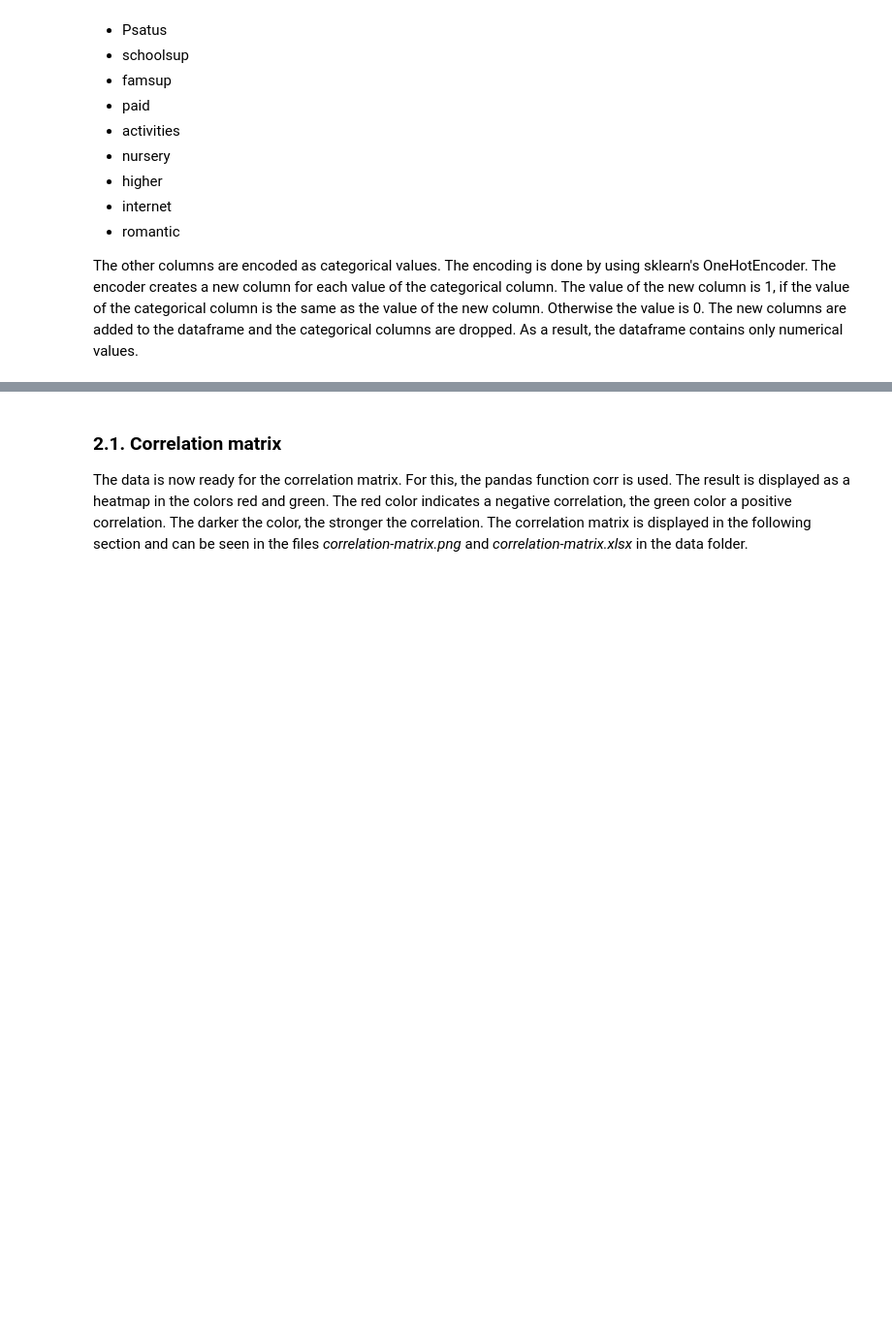
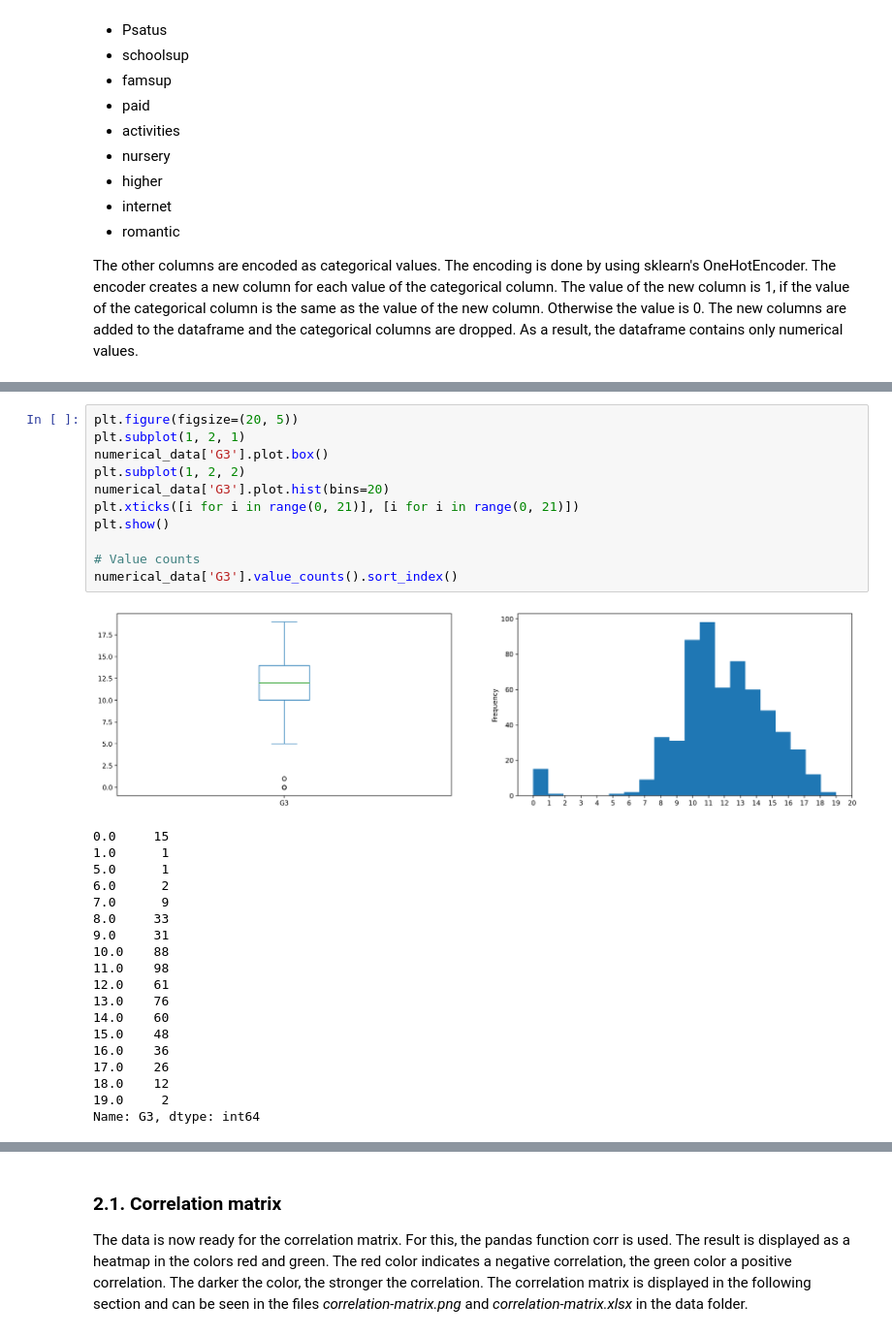
Before and after one commit to Super-T02/ki-bayesian-networks, a Jupyter notebook: src/analyse-data.ipynb, the cells around one changed output, grey strips where cells are left out. Shown: that part at 97% size. Drawn from its saved outputs; the diff is of its cells as text; blank space fills up the shorter version.

```diff
--- a/src/analyse-data.ipynb
+++ b/src/analyse-data.ipynb
@@ -163,0 +168,31 @@ memory usage: 290.3 KB
+# %%
+plt.figure(figsize=(20, 5))
+plt.subplot(1, 2, 1)
+numerical_data['G3'].plot.box()
+plt.subplot(1, 2, 2)
+numerical_data['G3'].plot.hist(bins=20)
+plt.xticks([i for i in range(0, 21)], [i for i in range(0, 21)])
+plt.show()
+
+# Value counts
+numerical_data['G3'].value_counts().sort_index()
+# %% [output]
+[figure, added]
+0.0     15
+1.0      1
+5.0      1
+6.0      2
+7.0      9
+8.0     33
+9.0     31
+10.0    88
+11.0    98
+12.0    61
+13.0    76
+14.0    60
+15.0    48
+16.0    36
+17.0    26
+18.0    12
+19.0     2
+Name: G3, dtype: int64
```
Also changed, not shown: parts of 6 cells of this notebook, 7 other files.
